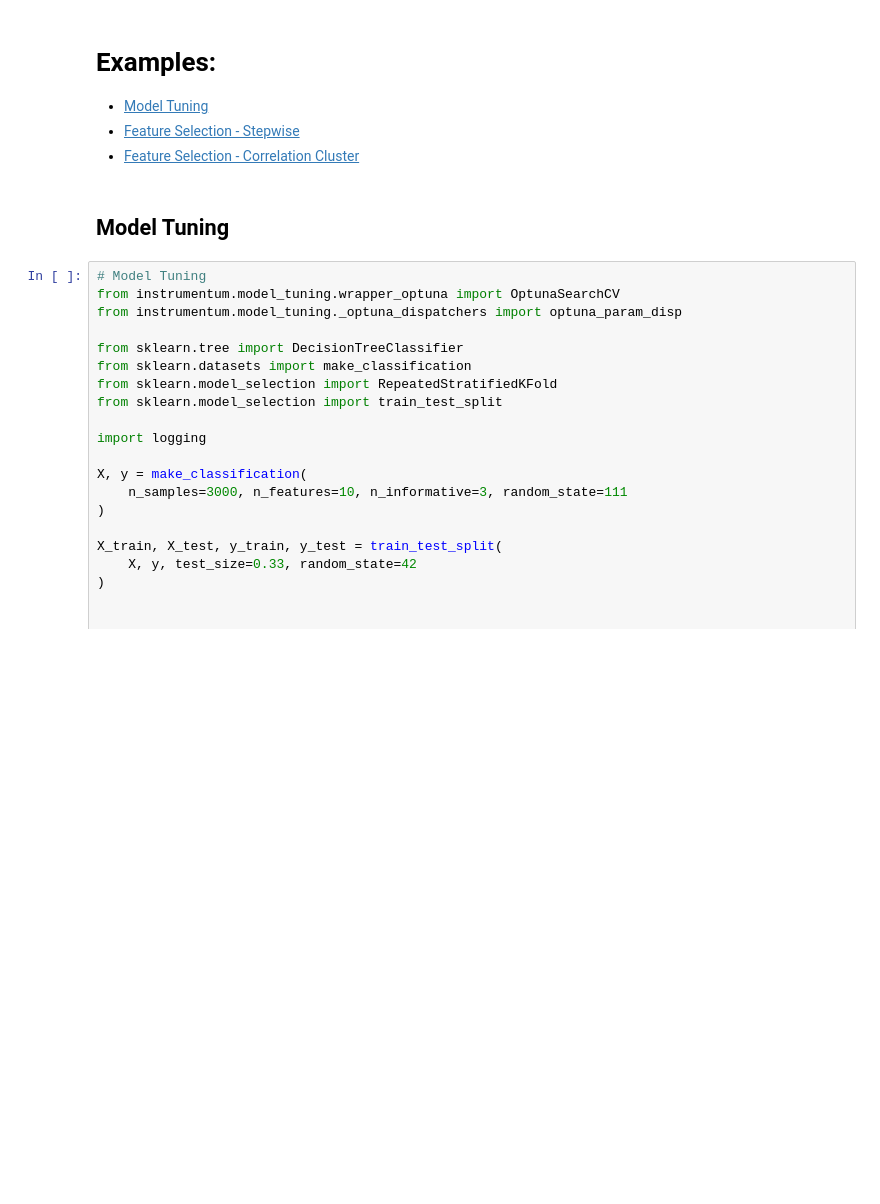
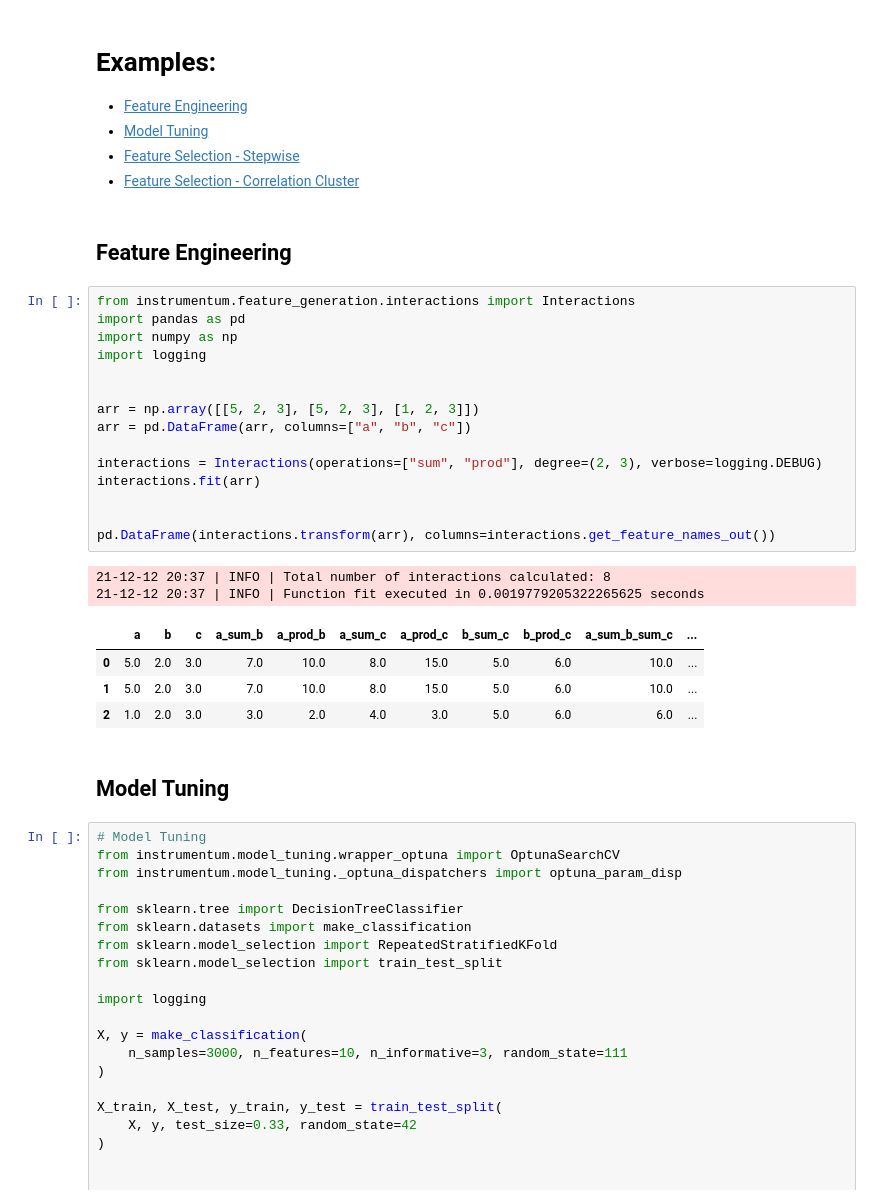
Before and after one commit to FedericoMontana/instrumentum, a Jupyter notebook: docs/examples.ipynb, the cells around one changed output. Drawn from its saved outputs; the diff is of its cells as text; blank space fills up the shorter version.

Commit message:
feat: add interactions class

```diff
--- a/docs/examples.ipynb
+++ b/docs/examples.ipynb
@@ -1,10 +1,34 @@
 # %% [markdown]
 # Examples:
 
-
+- [Feature Engineering](#feat_eng)
 - [Model Tuning](#model_tuning)
 - [Feature Selection - Stepwise](#stepwise)
 - [Feature Selection - Correlation Cluster](#clustering)
+# %% [markdown]
+## Feature Engineering <a id='feat_eng'></a>
+# %%
+from instrumentum.feature_generation.interactions import Interactions
+import pandas as pd
+import numpy as np
+import logging
+
+
+arr = np.array([[5, 2, 3], [5, 2, 3], [1, 2, 3]])
+arr = pd.DataFrame(arr, columns=["a", "b", "c"])
+
+interactions = Interactions(operations=["sum", "prod"], degree=(2, 3), verbose=logging.DEBUG)
+interactions.fit(arr)
+
+
+pd.DataFrame(interactions.transform(arr), columns=interactions.get_feature_names_out())
+# %% [output]
+21-12-12 20:37 | INFO | Total number of interactions calculated: 8
+21-12-12 20:37 | INFO | Function fit executed in 0.0019779205322265625 seconds
+|  | a | b | c | a_sum_b | a_prod_b | a_sum_c | a_prod_c | b_sum_c | b_prod_c | a_sum_b_sum_c | ... |
+| 0 | 5.0 | 2.0 | 3.0 | 7.0 | 10.0 | 8.0 | 15.0 | 5.0 | 6.0 | 10.0 | ... |
+| 1 | 5.0 | 2.0 | 3.0 | 7.0 | 10.0 | 8.0 | 15.0 | 5.0 | 6.0 | 10.0 | ... |
+| 2 | 1.0 | 2.0 | 3.0 | 3.0 | 2.0 | 4.0 | 3.0 | 5.0 | 6.0 | 6.0 | ... |
 # %% [markdown]
 ## Model Tuning <a id='model_tuning'></a>
 # %%
```
Also changed, not shown: parts of 5 cells of this notebook, 6 other files.
